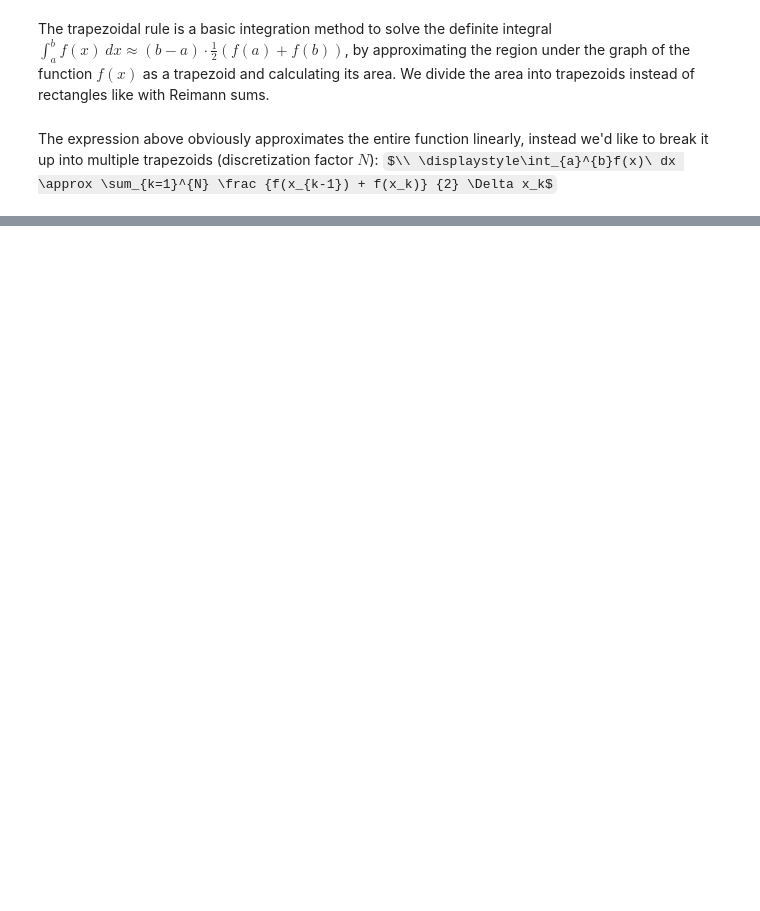
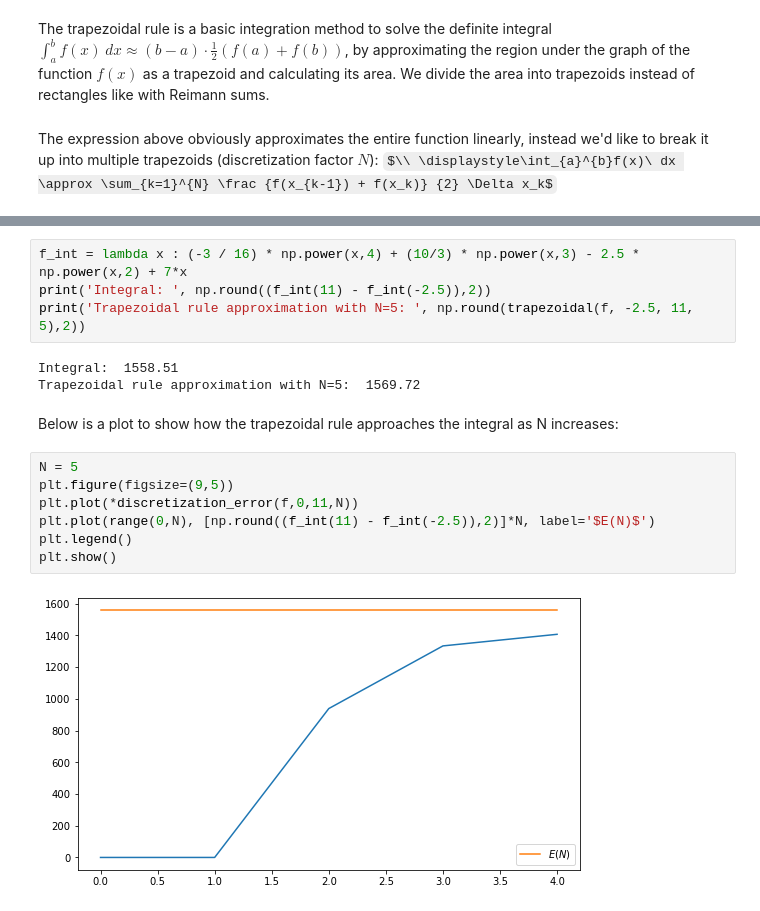
Before and after one commit to christianatanasov/algodisco, a Jupyter notebook: computers_do_calculus/trapezoidal_rule.ipynb, the cells around one changed output, grey strips where cells are left out. Cells and saved outputs as stored; diff of their text form; some formulas as TeX source; blank space fills up the shorter version.

```diff
--- a/computers_do_calculus/trapezoidal_rule.ipynb
+++ b/computers_do_calculus/trapezoidal_rule.ipynb
@@ -31,0 +38,18 @@ plt.plot(x,y)
+# %%
+f_int = lambda x : (-3 / 16) * np.power(x,4) + (10/3) * np.power(x,3) - 2.5 * np.power(x,2) + 7*x
+print('Integral: ', np.round((f_int(11) - f_int(-2.5)),2))
+print('Trapezoidal rule approximation with N=5: ', np.round(trapezoidal(f, -2.5, 11, 5),2))
+# %% [output]
+Integral:  1558.51
+Trapezoidal rule approximation with N=5:  1569.72
+# %% [markdown]
+Below is a plot to show how the trapezoidal rule approaches the integral as N increases:
+# %%
+N = 5
+plt.figure(figsize=(9,5))
+plt.plot(*discretization_error(f,0,11,N))
+plt.plot(range(0,N), [np.round((f_int(11) - f_int(-2.5)),2)]*N, label='$E(N)$')
+plt.legend()
+plt.show()
+# %% [output]
+[figure, added]
```
Also changed, not shown: parts of 9 cells of this notebook.
